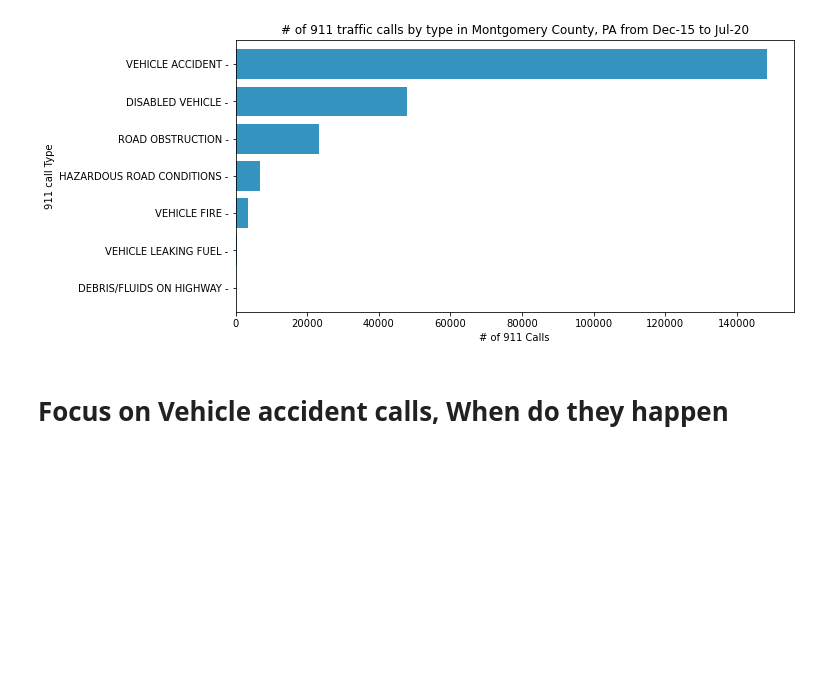
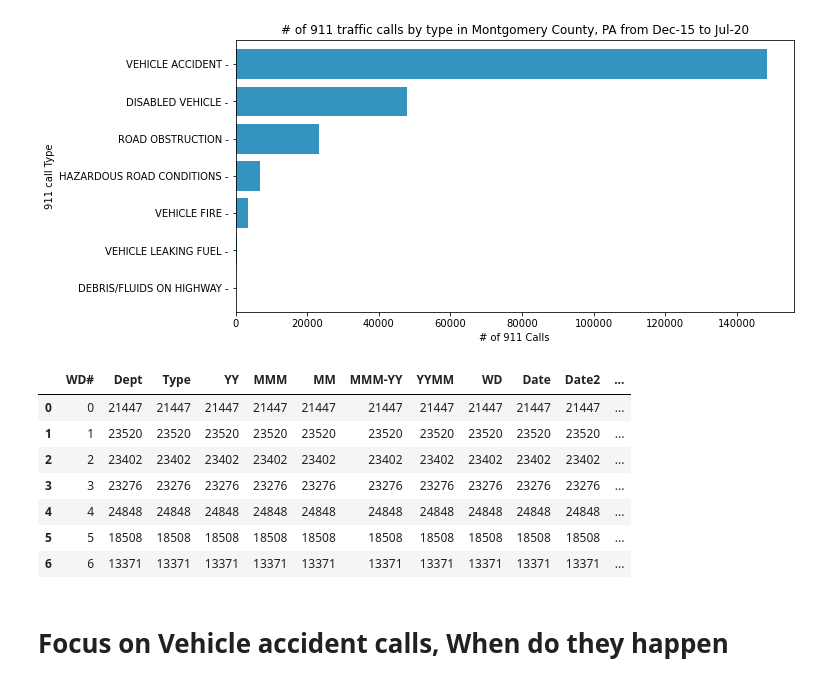
Before and after one commit to ClodettaV/Team_challenge_1, a Jupyter notebook: Monika's Part.ipynb, the cells around one changed output. Cells and saved outputs as stored; diff of their text form; code cells hidden in the pictures; blank space fills up the shorter version.

```diff
--- a/Monika's Part.ipynb
+++ b/Monika's Part.ipynb
@@ -243,6 +244,17 @@ plt.xlabel("# of 911 Calls")
 plt.show()
 # %% [output]
 [figure]
+# %%
+vehicle_accidents_by_day_df
+# %% [output]
+|  | WD# | Dept | Type | YY | MMM | MM | MMM-YY | YYMM | WD | Date | Date2 | ... |
+| 0 | 0 | 21447 | 21447 | 21447 | 21447 | 21447 | 21447 | 21447 | 21447 | 21447 | 21447 | ... |
+| 1 | 1 | 23520 | 23520 | 23520 | 23520 | 23520 | 23520 | 23520 | 23520 | 23520 | 23520 | ... |
+| 2 | 2 | 23402 | 23402 | 23402 | 23402 | 23402 | 23402 | 23402 | 23402 | 23402 | 23402 | ... |
+| 3 | 3 | 23276 | 23276 | 23276 | 23276 | 23276 | 23276 | 23276 | 23276 | 23276 | 23276 | ... |
+| 4 | 4 | 24848 | 24848 | 24848 | 24848 | 24848 | 24848 | 24848 | 24848 | 24848 | 24848 | ... |
+| 5 | 5 | 18508 | 18508 | 18508 | 18508 | 18508 | 18508 | 18508 | 18508 | 18508 | 18508 | ... |
+| 6 | 6 | 13371 | 13371 | 13371 | 13371 | 13371 | 13371 | 13371 | 13371 | 13371 | 13371 | ... |
 # %% [markdown]
 # Focus on Vehicle accident calls, When do they happen
 # %%
```
Also changed, not shown: parts of 2 cells of this notebook, 1 other file.
